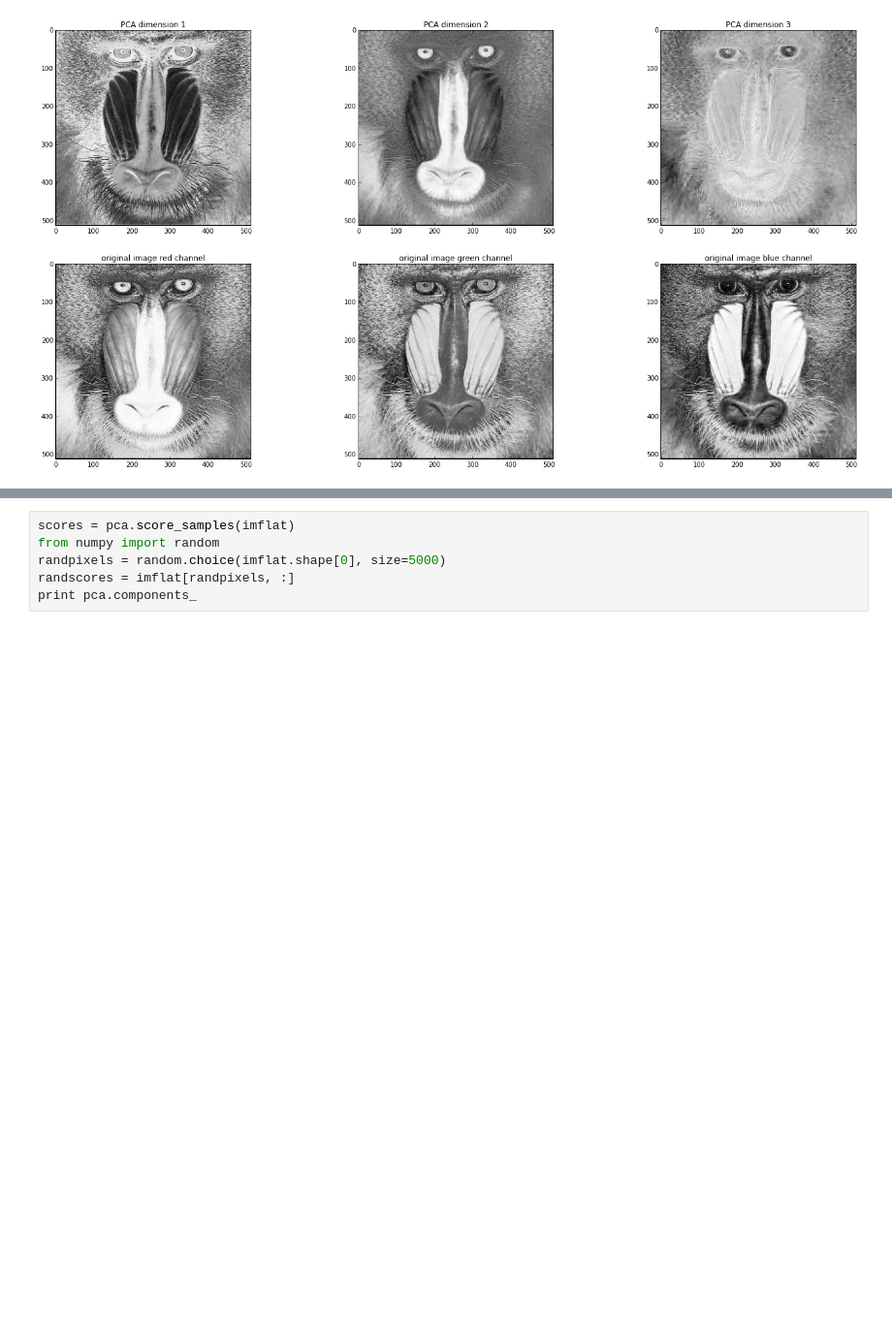
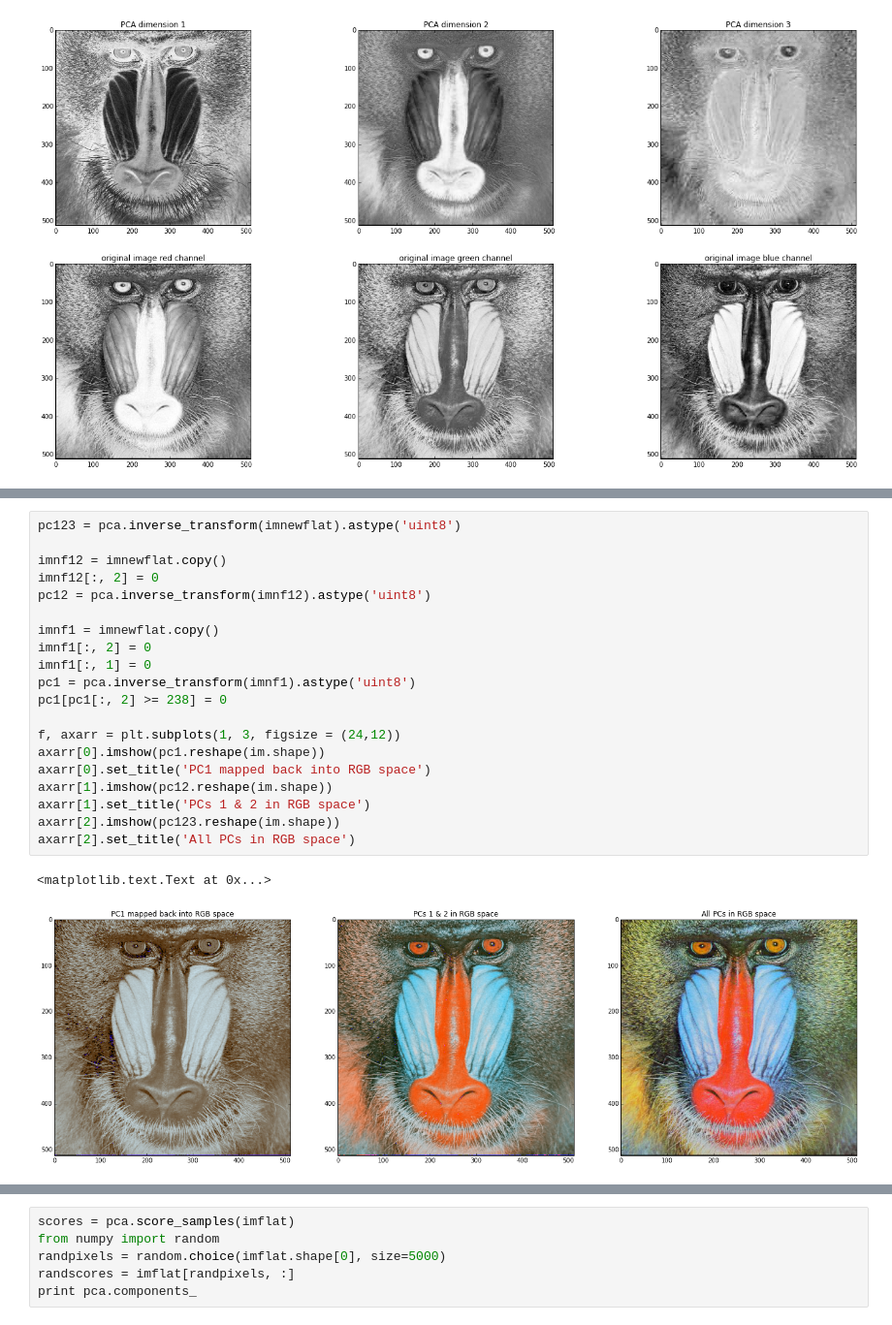
Before and after one commit to tentrillion/ipython_notebooks, a Jupyter notebook: simplePCA_on_images.ipynb, the cells around one changed output, grey strips where cells are left out. Shown at 97% size. Cells and saved outputs as stored; diff of their text form; blank space fills up the shorter version.

```diff
--- a/simplePCA_on_images.ipynb
+++ b/simplePCA_on_images.ipynb
@@ -90,2 +101,25 @@ axarr[1, 2].set_title('original image blue channel')
+# %%
+pc123 = pca.inverse_transform(imnewflat).astype('uint8')
+
+imnf12 = imnewflat.copy()
+imnf12[:, 2] = 0
+pc12 = pca.inverse_transform(imnf12).astype('uint8')
+
+imnf1 = imnewflat.copy()
+imnf1[:, 2] = 0
+imnf1[:, 1] = 0
+pc1 = pca.inverse_transform(imnf1).astype('uint8')
+pc1[pc1[:, 2] >= 238] = 0
+
+f, axarr = plt.subplots(1, 3, figsize = (24,12))
+axarr[0].imshow(pc1.reshape(im.shape))
+axarr[0].set_title('PC1 mapped back into RGB space')
+axarr[1].imshow(pc12.reshape(im.shape))
+axarr[1].set_title('PCs 1 & 2 in RGB space')
+axarr[2].imshow(pc123.reshape(im.shape))
+axarr[2].set_title('All PCs in RGB space')
+# %% [output]
+<matplotlib.text.Text at 0x...>
+[figure, added]
 # %% [markdown]
 ## Traditional PCA plots
```
Also changed, not shown: parts of 6 cells of this notebook.
